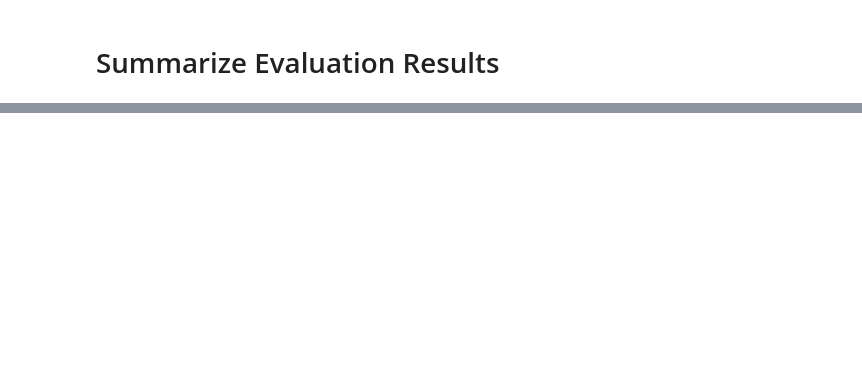
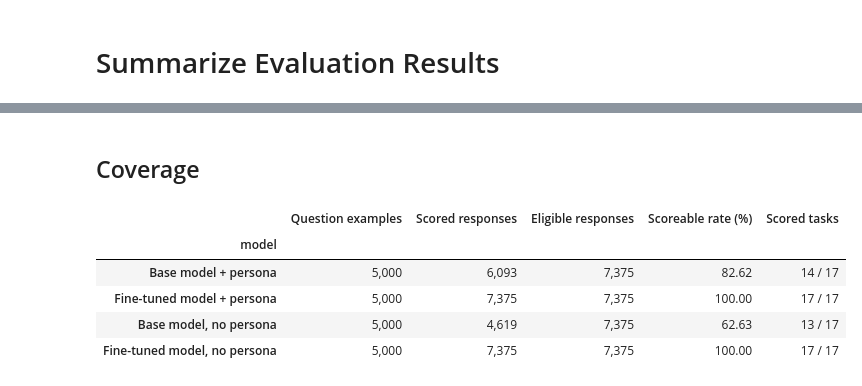
Before and after one commit to luishengjie/large-behavior-model, a Jupyter notebook: notebooks/05_evaluation_results.ipynb, the cells around one changed output, grey strips where cells are left out. Saved outputs shown, nothing was run; the diff lists cells and outputs as text; code cells hidden in the pictures; blank space fills up the shorter version.

Commit message:
docs: finalize test-retest and model evaluation results

```diff
--- a/notebooks/05_evaluation_results.ipynb
+++ b/notebooks/05_evaluation_results.ipynb
@@ -129,0 +184,46 @@ report_results.round(2)
+# %% [markdown]
+## Coverage
+# %%
+TOTAL_TASKS = 17
+
+coverage = model_results[
+    [
+        "examples",
+        "scored_responses",
+        "eligible_responses",
+        "scoreable_response_pct",
+        "scored_tasks",
+    ]
+].rename(
+    columns={
+        "examples": "Question examples",
+        "scored_responses": "Scored responses",
+        "eligible_responses": "Eligible responses",
+        "scoreable_response_pct": "Scoreable rate (%)",
+        "scored_tasks": "Scored tasks",
+    }
+)
+
+coverage["Scored tasks"] = coverage[
+    "Scored tasks"
+].map(
+    lambda value: f"{int(value)} / {TOTAL_TASKS}"
+)
+
+display(
+    coverage.style.format(
+        {
+            "Question examples": "{:,.0f}",
+            "Scored responses": "{:,.0f}",
+            "Eligible responses": "{:,.0f}",
+            "Scoreable rate (%)": "{:.2f}",
+        }
+    )
+)
+# %% [output]
+|  | Question examples | Scored responses | Eligible responses | Scoreable rate (%) | Scored tasks |
+| model |  |  |  |  |  |
+| Base model + persona | 5,000 | 6,093 | 7,375 | 82.62 | 14 / 17 |
+| Fine-tuned model + persona | 5,000 | 7,375 | 7,375 | 100.00 | 17 / 17 |
+| Base model, no persona | 5,000 | 4,619 | 7,375 | 62.63 | 13 / 17 |
+| Fine-tuned model, no persona | 5,000 | 7,375 | 7,375 | 100.00 | 17 / 17 |
```
Also changed, not shown: parts of 10 cells of this notebook, 1 other file.
